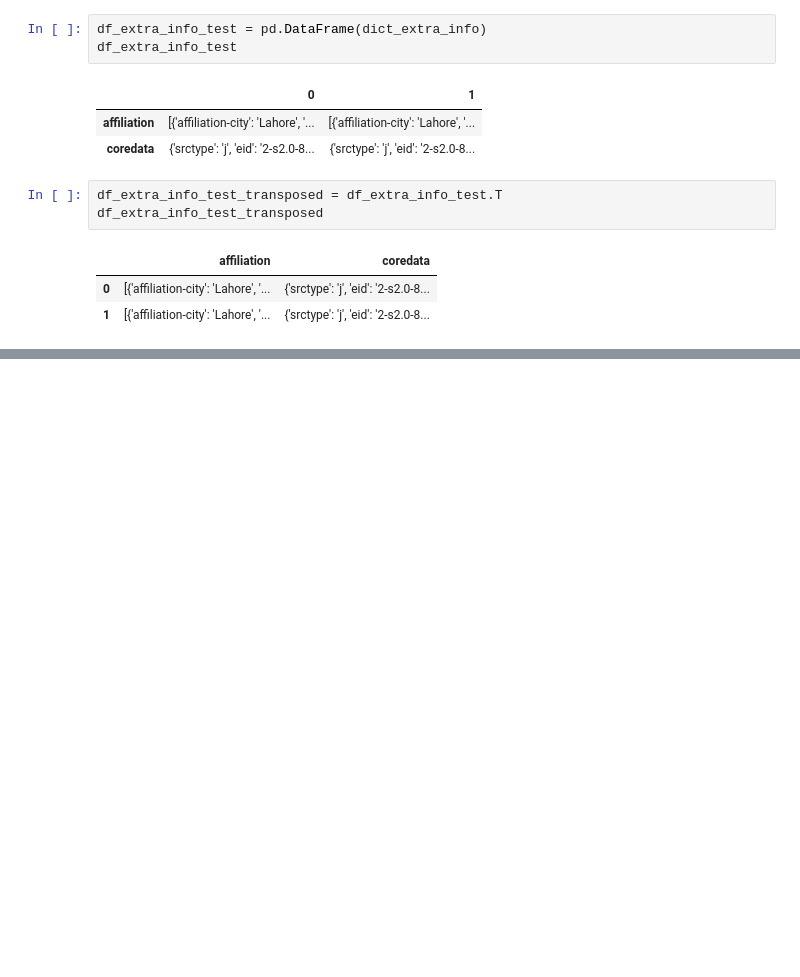
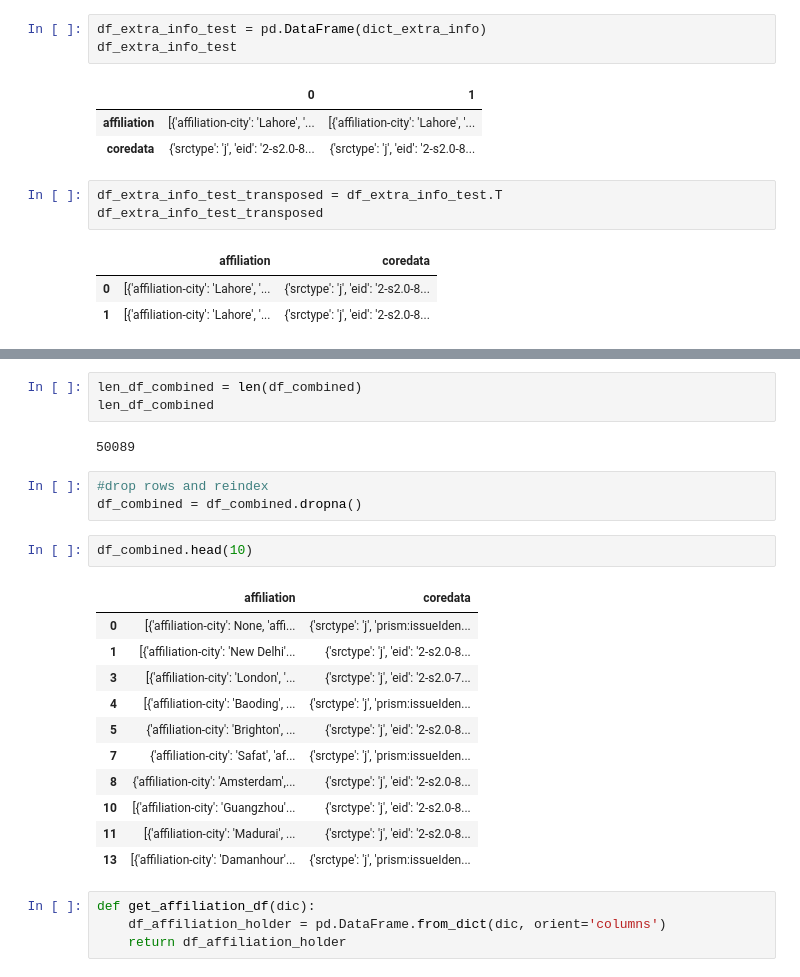
Before and after one commit to kopatri/cs5099masterthesis, a Jupyter notebook: notebooks/Scopus-Test.ipynb, the cells around one changed output, grey strips where cells are left out. Cells and saved outputs as stored; diff of their text form; blank space fills up the shorter version.

```diff
--- a/notebooks/Scopus-Test.ipynb
+++ b/notebooks/Scopus-Test.ipynb
@@ -196,0 +214,26 @@ df_combined
+# %%
+len_df_combined = len(df_combined)
+len_df_combined
+# %% [output]
+50089
+# %%
+#drop rows and reindex
+df_combined = df_combined.dropna()
+# %%
+df_combined.head(10)
+# %% [output]
+|  | affiliation | coredata |
+| 0 | [{'affiliation-city': None, 'affi... | {'srctype': 'j', 'prism:issueIden... |
+| 1 | [{'affiliation-city': 'New Delhi'... | {'srctype': 'j', 'eid': '2-s2.0-8... |
+| 3 | [{'affiliation-city': 'London', '... | {'srctype': 'j', 'eid': '2-s2.0-7... |
+| 4 | [{'affiliation-city': 'Baoding', ... | {'srctype': 'j', 'prism:issueIden... |
+| 5 | {'affiliation-city': 'Brighton', ... | {'srctype': 'j', 'eid': '2-s2.0-8... |
+| 7 | {'affiliation-city': 'Safat', 'af... | {'srctype': 'j', 'prism:issueIden... |
+| 8 | {'affiliation-city': 'Amsterdam',... | {'srctype': 'j', 'eid': '2-s2.0-8... |
+| 10 | [{'affiliation-city': 'Guangzhou'... | {'srctype': 'j', 'eid': '2-s2.0-8... |
+| 11 | [{'affiliation-city': 'Madurai', ... | {'srctype': 'j', 'eid': '2-s2.0-8... |
+| 13 | [{'affiliation-city': 'Damanhour'... | {'srctype': 'j', 'prism:issueIden... |
+# %%
+def get_affiliation_df(dic):
+    df_affiliation_holder = pd.DataFrame.from_dict(dic, orient='columns')
+    return df_affiliation_holder
```
Also changed, not shown: parts of 10 cells of this notebook, 3 other files.
